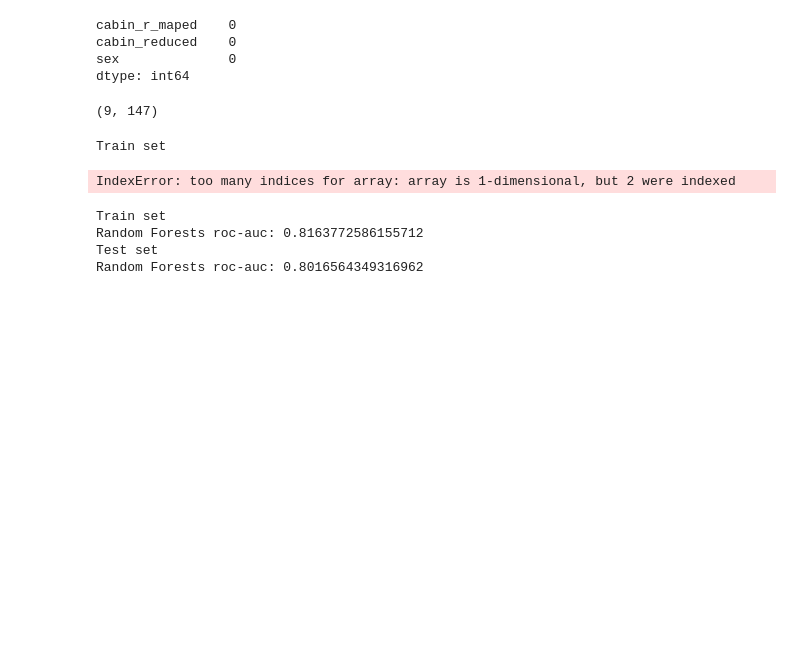
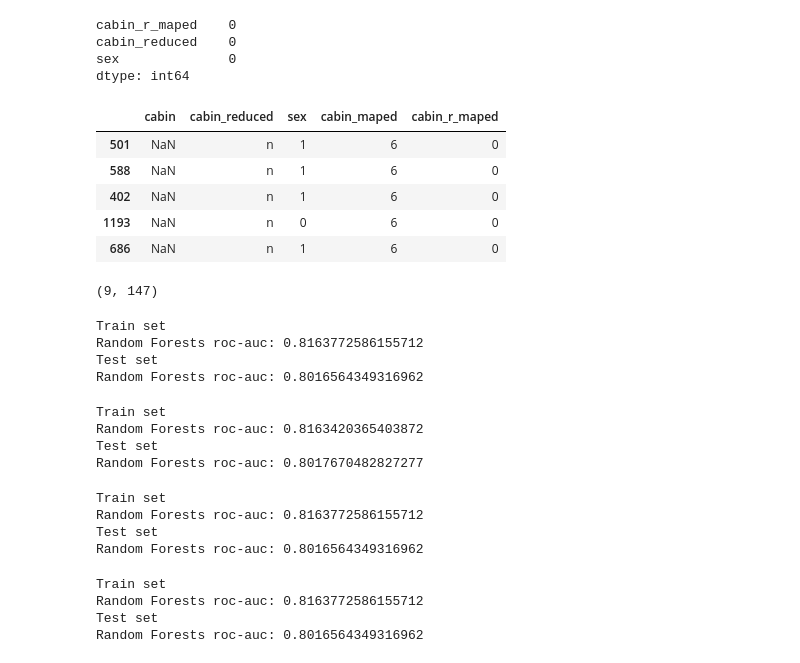
Before and after one commit to bhmit/featureEngineering, a Jupyter notebook: Section-04-Variable-Characteristics/8-practices.ipynb, the cells around one changed output. Cells and saved outputs as stored; diff of their text form; code cells hidden in the pictures; blank space fills up the shorter version.

```diff
--- a/Section-04-Variable-Characteristics/8-practices.ipynb
+++ b/Section-04-Variable-Characteristics/8-practices.ipynb
@@ -426,6 +426,15 @@ cabin_r_maped    0
 cabin_reduced    0
 sex              0
 dtype: int64
+# %%
+x_train.head()
+# %% [output]
+|  | cabin | cabin_reduced | sex | cabin_maped | cabin_r_maped |
+| 501 | NaN | n | 1 | 6 | 0 |
+| 588 | NaN | n | 1 | 6 | 0 |
+| 402 | NaN | n | 1 | 6 | 0 |
+| 1193 | NaN | n | 0 | 6 | 0 |
+| 686 | NaN | n | 1 | 6 | 0 |
 # %%
 len(x_train.cabin_r_maped.unique()), len(x_train.cabin_maped.unique())
 # %% [output]
@@ -436,16 +445,42 @@ rf = RandomForestClassifier(n_estimators=200, random_state=0)
 
 rf.fit(x_train[['cabin_r_maped', 'sex']], y_train)
 
-priedictions_train = rf.predict(x_train[['cabin_r_maped','sex']])
-predictions_test = rf.predict(x_test[['cabin_r_maped','sex']])
+priedictions_train = rf.predict_proba(x_train[['cabin_r_maped','sex']])
+predictions_test = rf.predict_proba(x_test[['cabin_r_maped','sex']])
+pre_train = priedictions_train[:,1]
+pre_test = predictions_test[:,1]
 
 print('Train set')
-print('Random Forests roc-auc: {}'.format(roc_auc_score(y_train, priedictions_train[:,1])))
+print('Random Forests roc-auc: {}'.format(roc_auc_score(y_train, pre_train)))
 print('Test set')
-print('Random Forests roc-auc: {}'.format(roc_auc_score(y_test, predictions_test[:,1])))
+print('Random Forests roc-auc: {}'.format(roc_auc_score(y_test,pre_test)))
 # %% [output]
 Train set
+Random Forests roc-auc: 0.8163772586155712
+Test set
+Random Forests roc-auc: 0.8016564349316962
-IndexError: too many indices for array: array is 1-dimensional, but 2 were indexed
+# %%
+# Model trained with data with high cardinality.
+
+# The model.
+rf = RandomForestClassifier(n_estimators=200, random_state=39)
+
+# Train the model.
+rf.fit(x_train[['cabin_r_maped', 'sex']], y_train)
+
+# Make predictions on train and test set.
+pred_train = rf.predict_proba(x_train[['cabin_r_maped', 'sex']])
+pred_test = rf.predict_proba(x_test[['cabin_r_maped', 'sex']].fillna(0))
+
+print('Train set')
+print('Random Forests roc-auc: {}'.format(roc_auc_score(y_train, pred_train[:,1])))
+print('Test set')
+print('Random Forests roc-auc: {}'.format(roc_auc_score(y_test, pred_test[:,1])))
+# %% [output]
+Train set
+Random Forests roc-auc: 0.8163420365403872
+Test set
+Random Forests roc-auc: 0.8017670482827277
 # %%
 rf = RandomForestClassifier(n_estimators=200, random_state=0)
 
@@ -477,3 +514,25 @@ Train set
 Random Forests roc-auc: 0.8163772586155712
 Test set
 Random Forests roc-auc: 0.8016564349316962
+# %%
+# توقع احتمالات بدلاً من التصنيفات
+train_probs = rf.predict_proba(x_train[['cabin_r_maped', 'sex']])
+test_probs = rf.predict_proba(x_test_clean)
+
+# خد احتمالية class 1
+train_probs_class1 = train_probs[:, 1]
+test_probs_class1 = test_probs[:, 1]
+
+# احسب ROC-AUC
+from sklearn.metrics import roc_auc_score
+
+print('Train set')
+print('Random Forests roc-auc: {}'.format(roc_auc_score(y_train, train_probs_class1)))
+
+print('Test set')
+print('Random Forests roc-auc: {}'.format(roc_auc_score(y_test, test_probs_class1)))
+# %% [output]
+Train set
+Random Forests roc-auc: 0.8163772586155712
+Test set
+Random Forests roc-auc: 0.8016564349316962
```
Also changed, not shown: parts of 12 cells of this notebook, 1 other file.
